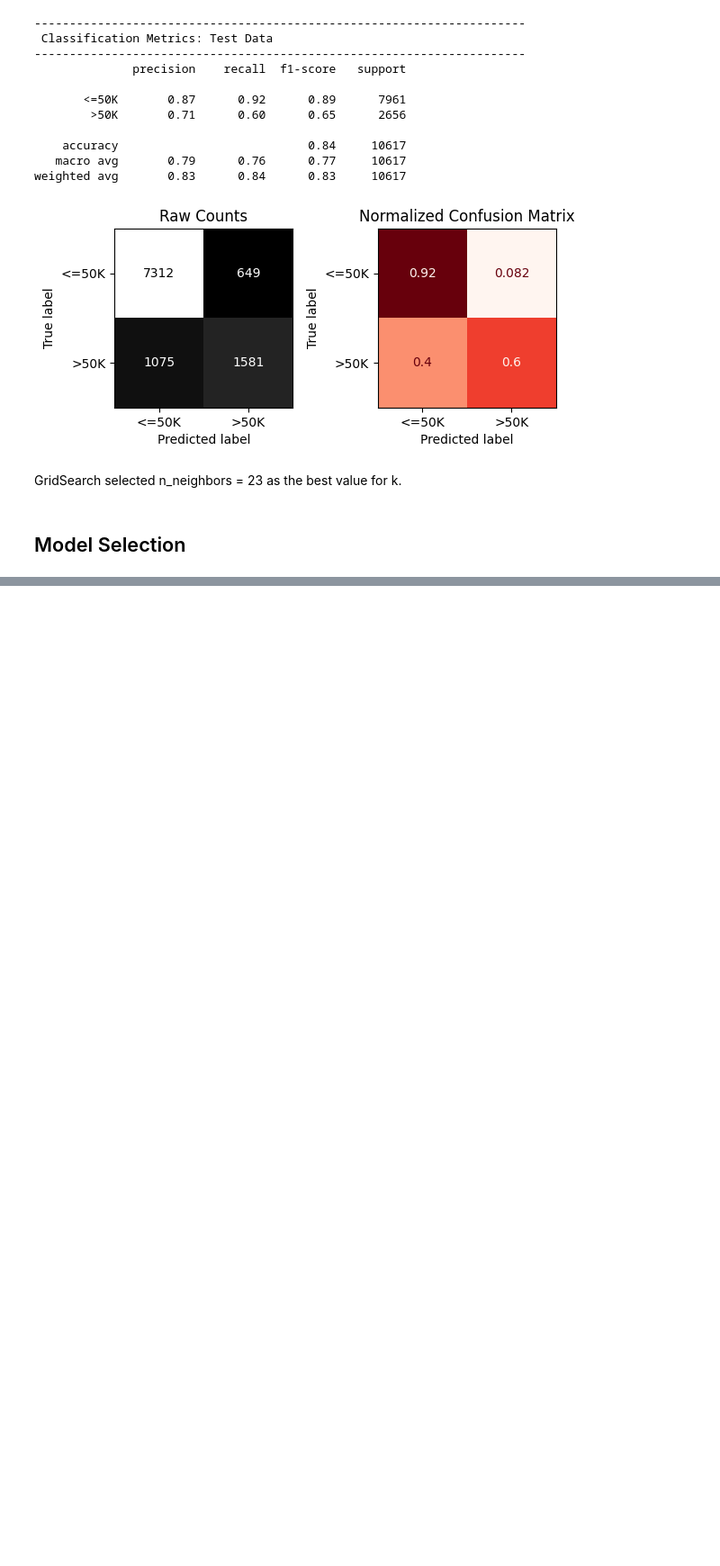
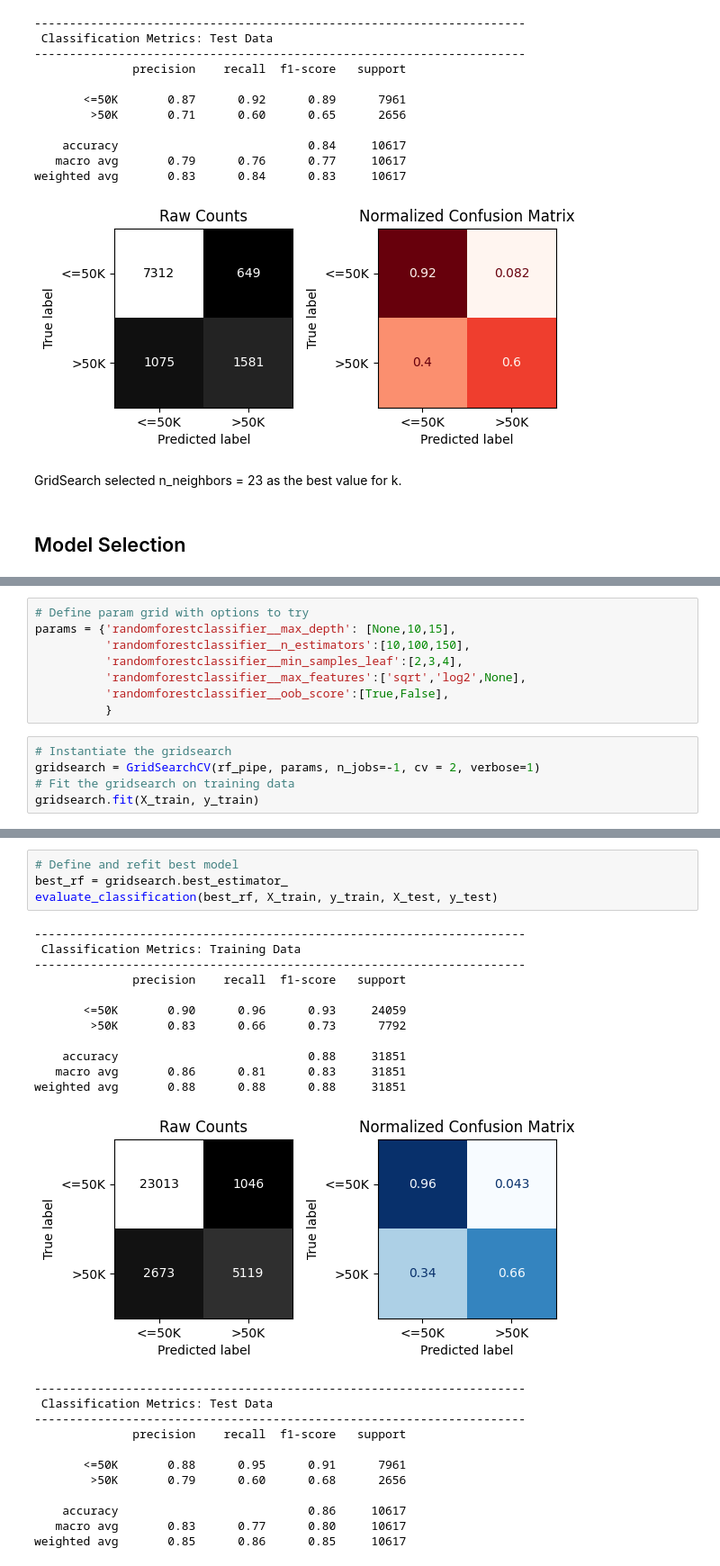
Before and after one commit to anjalixprakash/Project2, a Jupyter notebook: Project2.ipynb, the cells around one changed output, grey strips where cells are left out. Shown at 90% size. Cells and saved outputs as stored; diff of their text form; blank space fills up the shorter version.

```diff
--- a/Project2.ipynb
+++ b/Project2.ipynb
@@ -940,0 +1087,13 @@ I would consider the metrics most important to our business model to be our reca
+# %%
+# Define param grid with options to try
+params = {'randomforestclassifier__max_depth': [None,10,15],
+          'randomforestclassifier__n_estimators':[10,100,150],
+          'randomforestclassifier__min_samples_leaf':[2,3,4],
+          'randomforestclassifier__max_features':['sqrt','log2',None],
+          'randomforestclassifier__oob_score':[True,False],
+          }
+# %%
+# Instantiate the gridsearch
+gridsearch = GridSearchCV(rf_pipe, params, n_jobs=-1, cv = 2, verbose=1)
+# Fit the gridsearch on training data
+gridsearch.fit(X_train, y_train)
@@ -940,0 +1128,28 @@ I would consider the metrics most important to our business model to be our reca
+# %%
+# Define and refit best model
+best_rf = gridsearch.best_estimator_
+evaluate_classification(best_rf, X_train, y_train, X_test, y_test)
+# %% [output]
+----------------------------------------------------------------------
+ Classification Metrics: Training Data
+----------------------------------------------------------------------
+              precision    recall  f1-score   support
+
+       <=50K       0.90      0.96      0.93     24059
+        >50K       0.83      0.66      0.73      7792
+
+    accuracy                           0.88     31851
+   macro avg       0.86      0.81      0.83     31851
+weighted avg       0.88      0.88      0.88     31851
+[figure, added]
+----------------------------------------------------------------------
+ Classification Metrics: Test Data
+----------------------------------------------------------------------
+              precision    recall  f1-score   support
+
+       <=50K       0.88      0.95      0.91      7961
+        >50K       0.79      0.60      0.68      2656
+
+    accuracy                           0.86     10617
+   macro avg       0.83      0.77      0.80     10617
+weighted avg       0.85      0.86      0.85     10617
```
Also changed, not shown: parts of 28 cells of this notebook.
